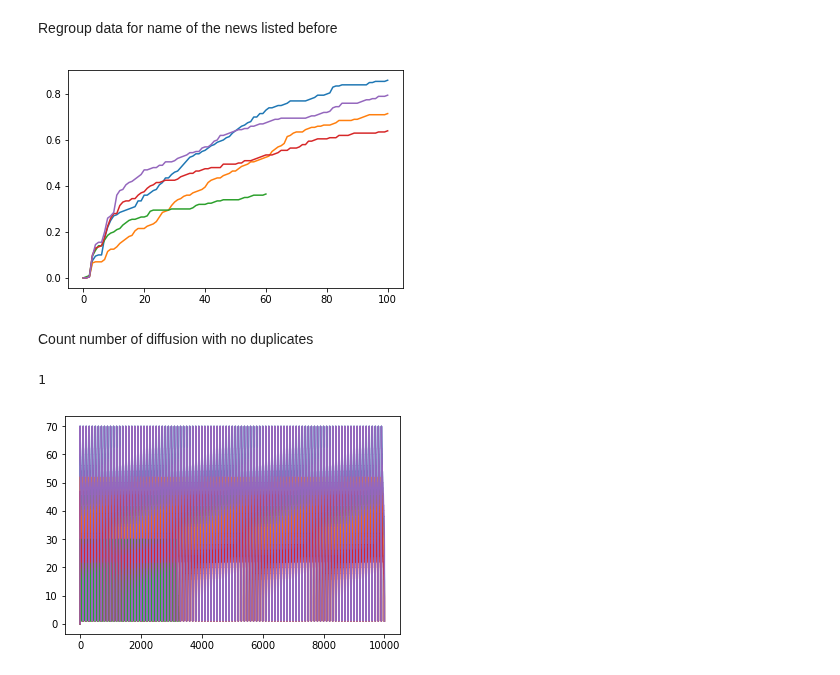
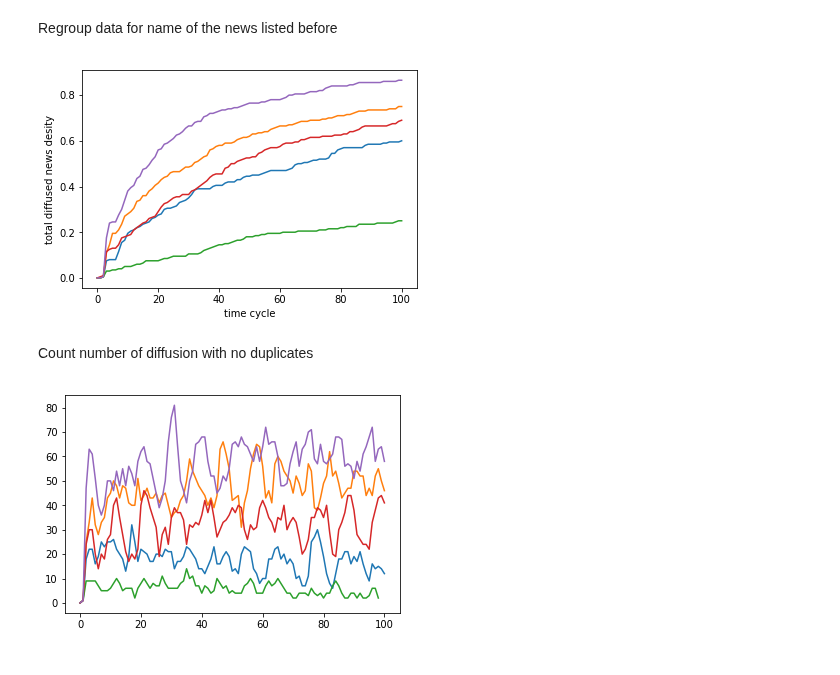
Before and after one commit to BFSteam/memory, a Jupyter notebook: jup/spread.ipynb, the cells around one changed output. Saved outputs shown, nothing was run; the diff lists cells and outputs as text; code cells hidden in the pictures.

```diff
--- a/jup/spread.ipynb
+++ b/jup/spread.ipynb
@@ -41,24 +41,20 @@ for news in listNews:
         if time < row['#t']:
             arr = np.append(arr, len(temp)/200)
             time = time + 1
+    xlabel('time cycle')
+    ylabel('total diffused news desity')
     plot(arr)
 # %% [output]
-[figure, old version]
+[figure, new version]
 # %% [markdown]
 Count number of diffusion with no duplicates
-# %%
-cuttedSingleData = cuttedData.loc[cuttedData['#n'] ==  listNews[0]]
-len(cuttedSingleData[cuttedSingleData['#t'] == 1])
-#cuttedSingleData.value_counts()
-#len(cuttedSingleData['#t'] == 1)
-# %% [output]
-1
 # %%
 for news in listNews:
     cuttedSingleData = cuttedData.loc[cuttedData['#n'] ==  news]
+    c = cuttedSingleData['#t'].value_counts().sort_index().tolist()
     arr = np.zeros([1])
-    for i in range(len(cutlen)):
-        arr = np.append(arr, cutlen)
+    for i in range(len(c)):
+        arr = np.append(arr, c[i])
     plot(arr)
 # %% [output]
-[figure, old version]
+[figure, new version]
```
